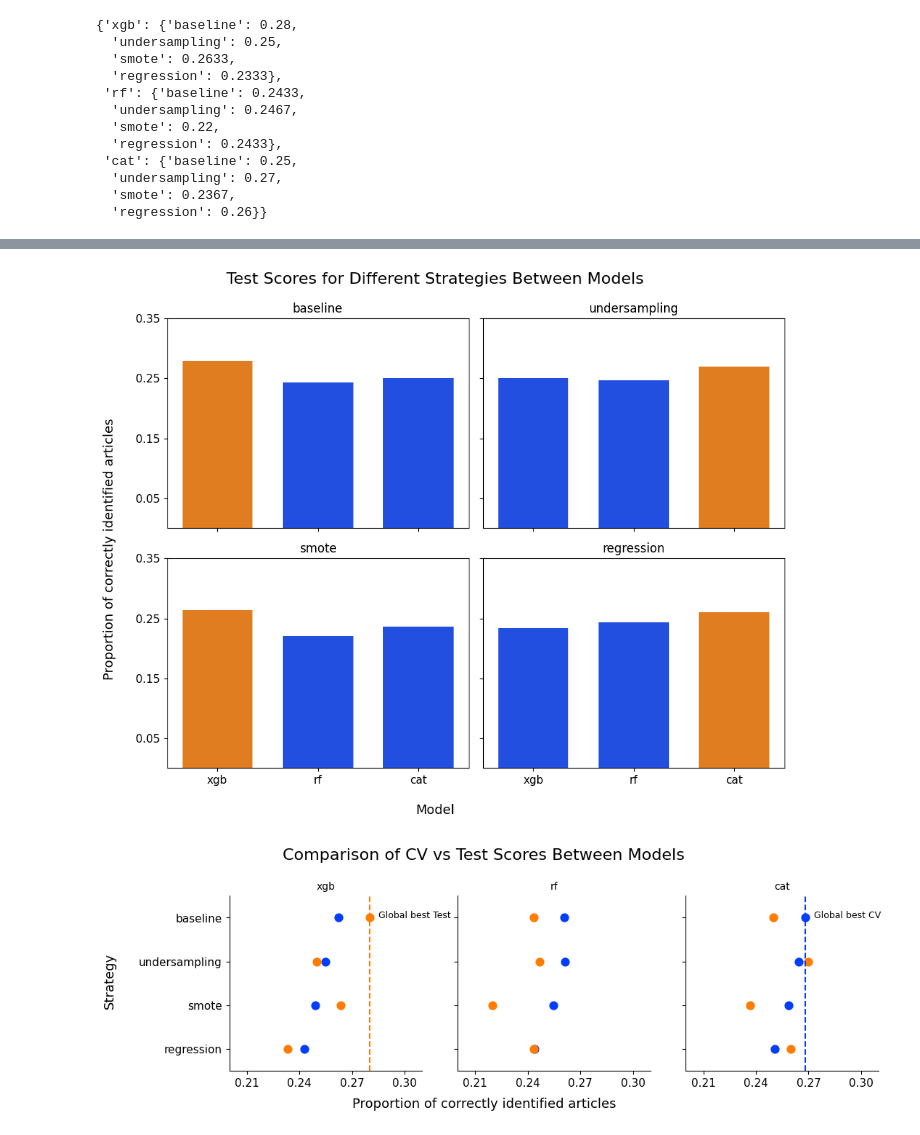
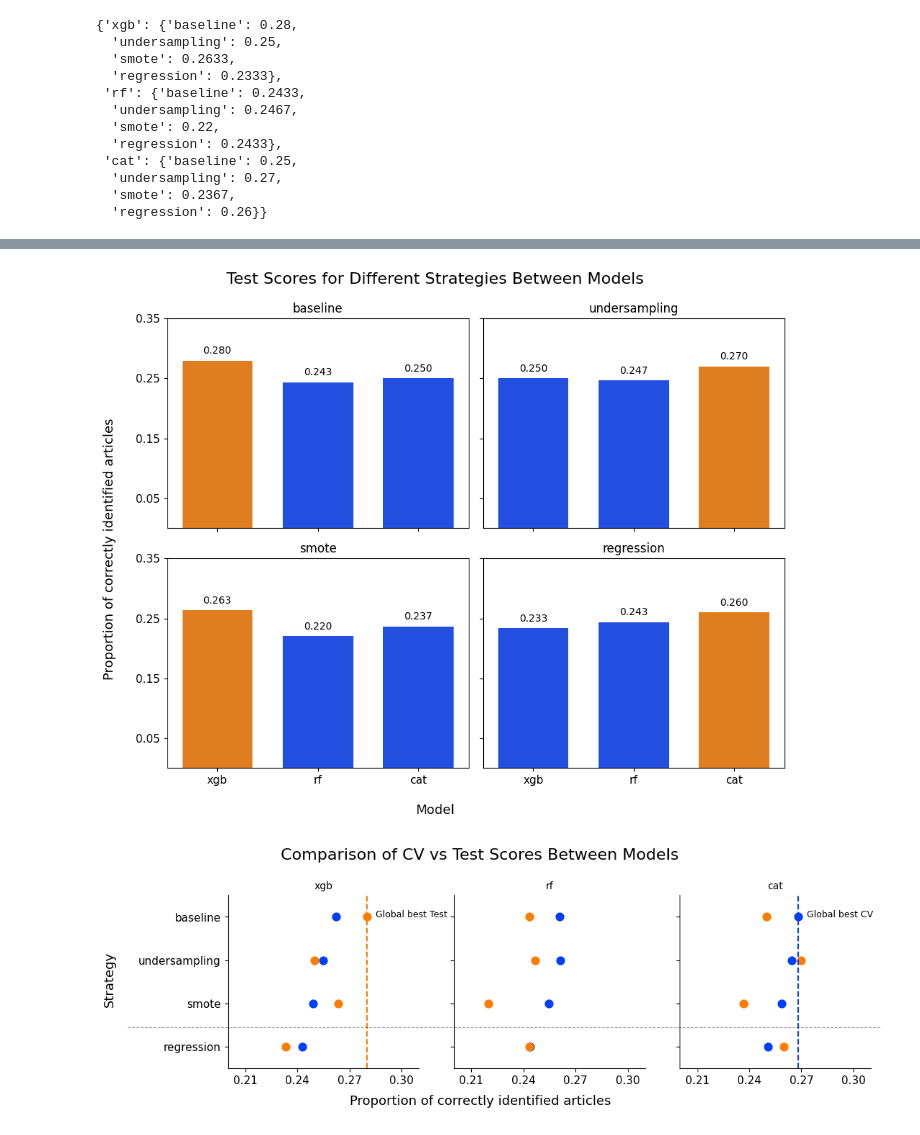
Before and after one commit to DovydasVe/article_popularity_prediction, a Jupyter notebook: pipeline.ipynb, the cells around one changed output, grey strips where cells are left out. Cells and saved outputs as stored; diff of their text form; code cells hidden in the pictures.

Commit message:
Graph updates according to feedback

```diff
--- a/pipeline.ipynb
+++ b/pipeline.ipynb
@@ -959,7 +980,26 @@ for i, strategy in enumerate(strategies):
 
     colors = [orange if score == subset['Score'].max() else blue for score in subset['Score']]
 
-    sns.barplot(x='Model', y='Score', data=subset, ax=ax, palette=colors, width=0.7)
+    sns.barplot(
+        x='Model',
+        y='Score',
+        data=subset,
+        ax=ax,
+        palette=colors,
+        width=0.7
+    )
+
+    for p in ax.patches:
+        height = p.get_height()
+        ax.text(
+            p.get_x() + p.get_width() / 2,
+            height + 0.008,
+            f"{height:.3f}",
+            ha='center',
+            va='bottom',
+            fontsize=10
+        )
+
     yticks = np.arange(0.05, 0.36, 0.1)
     ax.set_yticks(yticks)
     ax.set_yticklabels([f"{x:.2f}" for x in yticks])
@@ -978,7 +1018,7 @@ fig.text(0.5, 0.04, 'Model', ha='center', rotation='horizontal', fontsize=13)
 plt.tight_layout(rect=[0.07, 0.07, 1, 0.99])
 plt.show()
 # %% [output]
-[figure, old version]
+[figure, new version]
 # %%
 def scores_dict_to_df(scores, split_name):
     return (
@@ -1012,31 +1052,48 @@ g = sns.catplot(
     sharex=True,
     palette=bright_palette[:2]
 )
 
 best_cv = df[df['Split'] == 'CV']['Score'].max()
 best_test = df[df['Split'] == 'Test']['Score'].max()
 
 g.axes.flatten()[0].axvline(best_test, color=orange, linestyle='--', label='Best Test')
 g.axes.flatten()[-1].axvline(best_cv, color=blue, linestyle='--', label='Best CV')
 
 g.axes.flatten()[0].text(best_test + 0.005, 0, 'Global best Test', color='black', ha='left', fontsize=9)
 g.axes.flatten()[-1].text(best_cv + 0.005, 0, 'Global best CV', color='black', ha='left', fontsize=9)
 
 for ax in g.axes.flatten():
     ax.set_xlabel('')
     ax.set_ylabel('')
     ax.tick_params(axis='x', labelsize=11)
     ax.tick_params(axis='y', labelsize=11)
 
+
+ax0 = g.axes.flatten()[0]
+y_fig = ax0.transData.transform((0, 2.6))[1]
+y_fig = g.figure.transFigure.inverted().transform((0, y_fig))[1]
+
+line = Line2D(
+    [0.07, 0.99],
+    [y_fig, y_fig],
+    transform=g.figure.transFigure,
+    color='black',
+    linewidth=0.8,
+    alpha=0.4,
+    linestyle='--'
+)
+
+g.figure.add_artist(line)
+
 g.set(xlim=(0.2, 0.31))
 g.set(xticks=[0.21, 0.24, 0.27, 0.3], xticklabels=['0.21', '0.24', '0.27', '0.30'])
 
 g.figure.suptitle("Comparison of CV vs Test Scores Between Models", fontsize=16)
 g.set_titles('{col_name}', fontsize=12)
 g.figure.text(0.04, 0.5, 'Strategy', va='center', rotation='vertical', fontsize=13)
 g.figure.text(0.5, 0.04, 'Proportion of correctly identified articles', ha='center', rotation='horizontal', fontsize=13)
 
 g.tight_layout(rect=[0.07, 0.07, 0.99, 0.99])
 plt.show()
 # %% [output]
-[figure, old version]
+[figure, new version]
```
Also changed, not shown: parts of 2 cells of this notebook.
